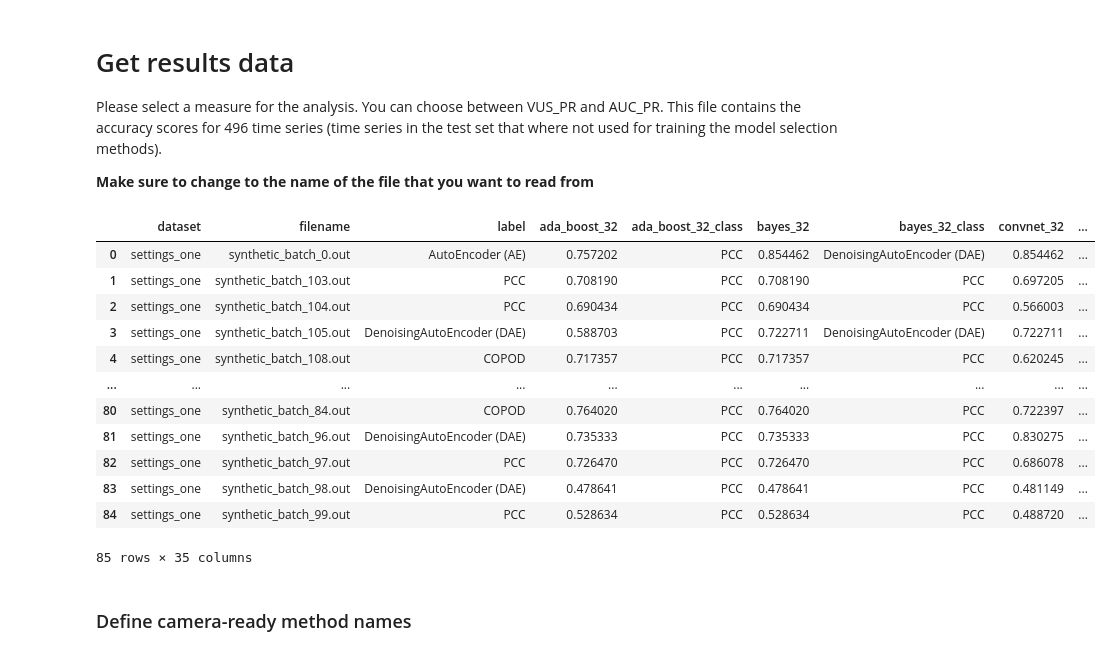
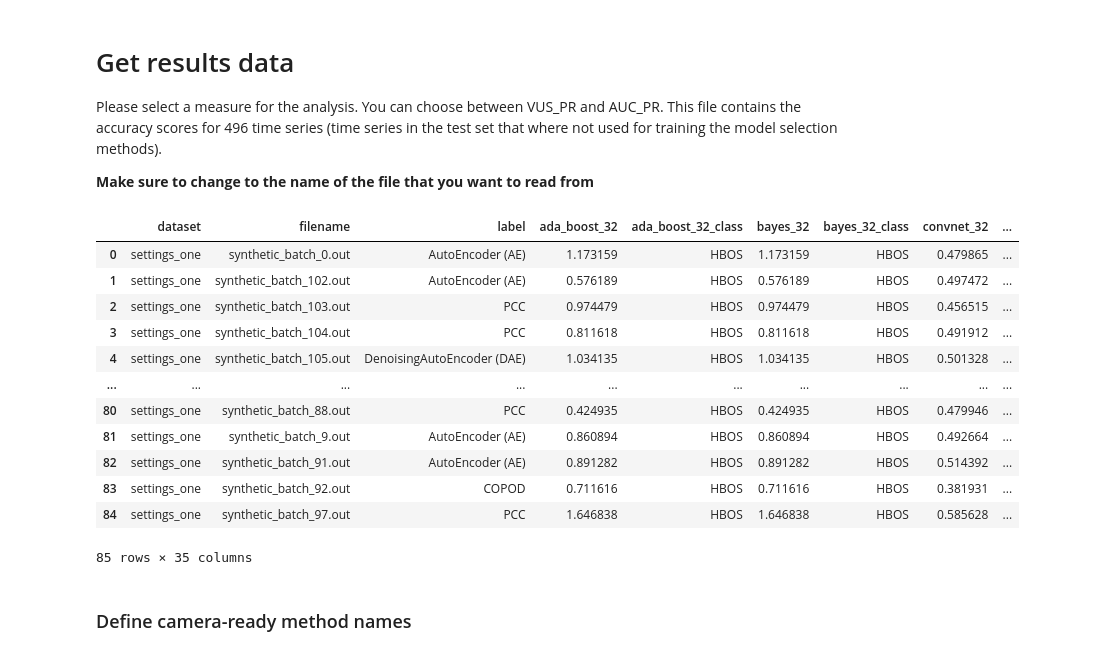
Before and after one commit to doanthihoaithu/MSAD, a Jupyter notebook: experiments/accuracy_analysis/accuracy_evaluation_mts.ipynb, the cells around one changed output. Saved outputs shown, nothing was run; the diff lists cells and outputs as text; code cells hidden in the pictures.

```diff
--- a/experiments/accuracy_analysis/accuracy_evaluation_mts.ipynb
+++ b/experiments/accuracy_analysis/accuracy_evaluation_mts.ipynb
@@ -35,14 +45,14 @@ Please select a measure for the analysis. You can choose between VUS_PR and AUC_
 **Make sure to change to the name of the file that you want to read from**
 # %%
 # Replace this value with "AUC_PR" or "VUS_PR" to obtain the corresponding results
-measure_name = 'AUC_PR'
+measure_name = 'INTERPRETABILITY_LOG_SCORE'
 
 # ['INTERPRETABILITY_HIT_2_SCORE', 'INTERPRETABILITY_LOG_SCORE']
 
 # Uncomment this command and all plt.savefig(...) commands to save the generated figures
 # figure_path = 'dummy/path/{}.svg'
 
-df = pd.read_csv('../../results_mts/accuracy/settings_one/current_accuracy_{}.csv'.format(measure_name))
+df = pd.read_csv(f'../../results_mts/merged_scores/{current_dataset}/current_accuracy_{measure_name}.csv')
 if 'Unnamed: 0' in df.columns:
     df = df.drop(labels='Unnamed: 0', axis=1)
 
@@ -68,44 +78,44 @@ methods_feature = [
     'bayes_{}',
     'qda_{}',
     'svc_linear_{}']
 
 # old_methods = ['IFOREST', 'LOF', 'MP', 'NORMA', 'IFOREST1', 'HBOS', 'OCSVM','PCA', 'AE', 'CNN', 'LSTM', 'POLY']
 
 old_methods = ['CBLOF', 'COF', 'COPOD', 'HBOS', 'LOF', 'PCC', 'AutoEncoder (AE)', 'DenoisingAutoEncoder (DAE)']
 
 Base_methods = ['Avg Ens','Oracle']
 
 # all_length = [16, 32, 64, 128, 256, 512, 768, 1024]
 all_length = [32]
 
 all_methods_ens = [meth.format(length) for meth in methods_conv for length in all_length]
 all_methods_ens += [meth.format(length) for meth in methods_sit for length in all_length]
 all_methods_ens += [meth.format(length) for meth in methods_ts for length in all_length]
 all_methods_ens += [meth.format(length) for meth in methods_feature for length in all_length]
 
 # Keep only the methods that exist in the results you read
 all_methods = old_methods + Base_methods + all_methods_ens
 all_methods = [x for x in all_methods if x in df.columns]
 
 # Create a list of all different classes of methods
 split = [x.rsplit('_', 1)[0] for x in all_methods]
 used = set()
 all_methods_class = [x for x in split if x not in used and (used.add(x) or True)]
 
 df
 # %% [output]
 |  | dataset | filename | label | ada_boost_32 | ada_boost_32_class | bayes_32 | bayes_32_class | convnet_32 | ... |
-| 0 | settings_one | synthetic_batch_0.out | AutoEncoder (AE) | 0.757202 | PCC | 0.854462 | DenoisingAutoEncoder (DAE) | 0.854462 | ... |
-| 1 | settings_one | synthetic_batch_103.out | PCC | 0.708190 | PCC | 0.708190 | PCC | 0.697205 | ... |
-| 2 | settings_one | synthetic_batch_104.out | PCC | 0.690434 | PCC | 0.690434 | PCC | 0.566003 | ... |
-| 3 | settings_one | synthetic_batch_105.out | DenoisingAutoEncoder (DAE) | 0.588703 | PCC | 0.722711 | DenoisingAutoEncoder (DAE) | 0.722711 | ... |
-| 4 | settings_one | synthetic_batch_108.out | COPOD | 0.717357 | PCC | 0.717357 | PCC | 0.620245 | ... |
+| 0 | settings_one | synthetic_batch_0.out | AutoEncoder (AE) | 1.173159 | HBOS | 1.173159 | HBOS | 0.479865 | ... |
+| 1 | settings_one | synthetic_batch_102.out | AutoEncoder (AE) | 0.576189 | HBOS | 0.576189 | HBOS | 0.497472 | ... |
+| 2 | settings_one | synthetic_batch_103.out | PCC | 0.974479 | HBOS | 0.974479 | HBOS | 0.456515 | ... |
+| 3 | settings_one | synthetic_batch_104.out | PCC | 0.811618 | HBOS | 0.811618 | HBOS | 0.491912 | ... |
+| 4 | settings_one | synthetic_batch_105.out | DenoisingAutoEncoder (DAE) | 1.034135 | HBOS | 1.034135 | HBOS | 0.501328 | ... |
 | ... | ... | ... | ... | ... | ... | ... | ... | ... | ... |
-| 80 | settings_one | synthetic_batch_84.out | COPOD | 0.764020 | PCC | 0.764020 | PCC | 0.722397 | ... |
-| 81 | settings_one | synthetic_batch_96.out | DenoisingAutoEncoder (DAE) | 0.735333 | PCC | 0.735333 | PCC | 0.830275 | ... |
-| 82 | settings_one | synthetic_batch_97.out | PCC | 0.726470 | PCC | 0.726470 | PCC | 0.686078 | ... |
-| 83 | settings_one | synthetic_batch_98.out | DenoisingAutoEncoder (DAE) | 0.478641 | PCC | 0.478641 | PCC | 0.481149 | ... |
-| 84 | settings_one | synthetic_batch_99.out | PCC | 0.528634 | PCC | 0.528634 | PCC | 0.488720 | ... |
+| 80 | settings_one | synthetic_batch_88.out | PCC | 0.424935 | HBOS | 0.424935 | HBOS | 0.479946 | ... |
+| 81 | settings_one | synthetic_batch_9.out | AutoEncoder (AE) | 0.860894 | HBOS | 0.860894 | HBOS | 0.492664 | ... |
+| 82 | settings_one | synthetic_batch_91.out | AutoEncoder (AE) | 0.891282 | HBOS | 0.891282 | HBOS | 0.514392 | ... |
+| 83 | settings_one | synthetic_batch_92.out | COPOD | 0.711616 | HBOS | 0.711616 | HBOS | 0.381931 | ... |
+| 84 | settings_one | synthetic_batch_97.out | PCC | 1.646838 | HBOS | 1.646838 | HBOS | 0.585628 | ... |
 85 rows × 35 columns
 # %% [markdown]
 ### Define camera-ready method names
```
Also changed, not shown: parts of 2 cells of this notebook.
